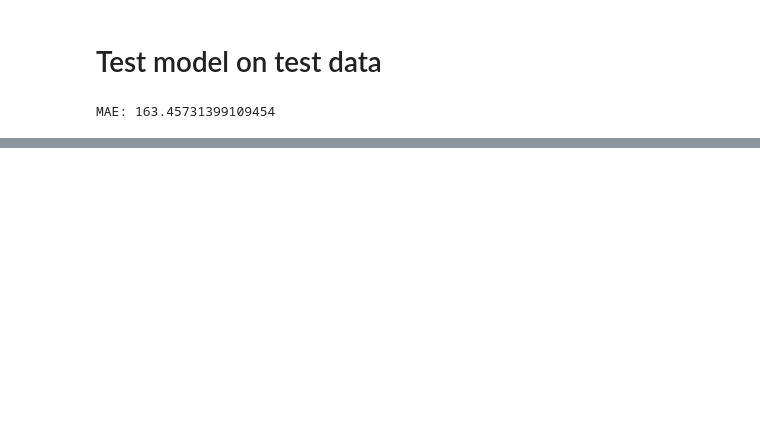
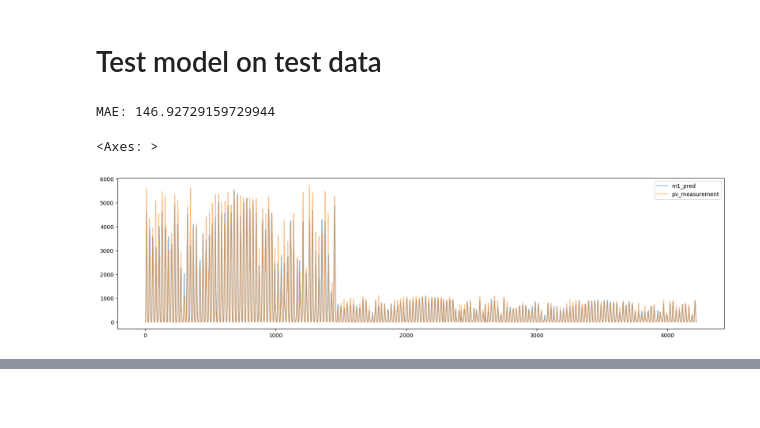
Before and after one commit to CristianoGambirasio/MLProjectNTNU, a Jupyter notebook: NOTEBOOK.ipynb, the cells around one changed output, grey strips where cells are left out. Saved outputs shown, nothing was run; the diff lists cells and outputs as text; code cells hidden in the pictures; blank space fills up the shorter version.

```diff
--- a/NOTEBOOK.ipynb
+++ b/NOTEBOOK.ipynb
@@ -613,6 +734,9 @@ if type(m1_CV) == BayesSearchCV:
 m1_pred = pd.Series(m1.predict(X_test))
 #m1_pred = pd.Series(full_scaler.inverse_transform(m1_pred.values.reshape(-1, 1)).flatten())
 #m1_pred = y_scaler.inverse_transform(m1_pred, X_e['building_id'])
+# m1_pred = y_scaler_clear_sky.inverse_transform(m1_pred, X_test['clear_sky_rad:W'])
+m1_pred = y_scaler_clear_sky_y.inverse_transform(m1_pred, X_test['clear_sky_rad:W'])
+m1_pred = y_scaler_MaxAbs_y.inverse_transform(m1_pred, X_test['building_id'])
 Xy_test['m1_pred'] = m1_pred
 
 # calculate abs diff
@@ -623,7 +747,12 @@ Xy_test['diff'] = (Xy_test['pv_measurement'] - Xy_test['m1_pred'])
 mae = Xy_test['abs_diff'].mean()
 print('MAE:', mae)
 # %% [output]
-MAE: 163.45731399109454
+MAE: 146.92729159729944
+# %%
+Xy_test[['m1_pred','pv_measurement']].plot(figsize=(20,5), alpha=0.5)
+# %% [output]
+<Axes: >
+[figure, added]
 # %%
 sns.lineplot(data=Xy_test, x='time', y='pv_measurement', hue='building_id', legend=False)
 plt.xticks(rotation=90);
```
Also changed, not shown: parts of 28 cells of this notebook, 3 other files.
